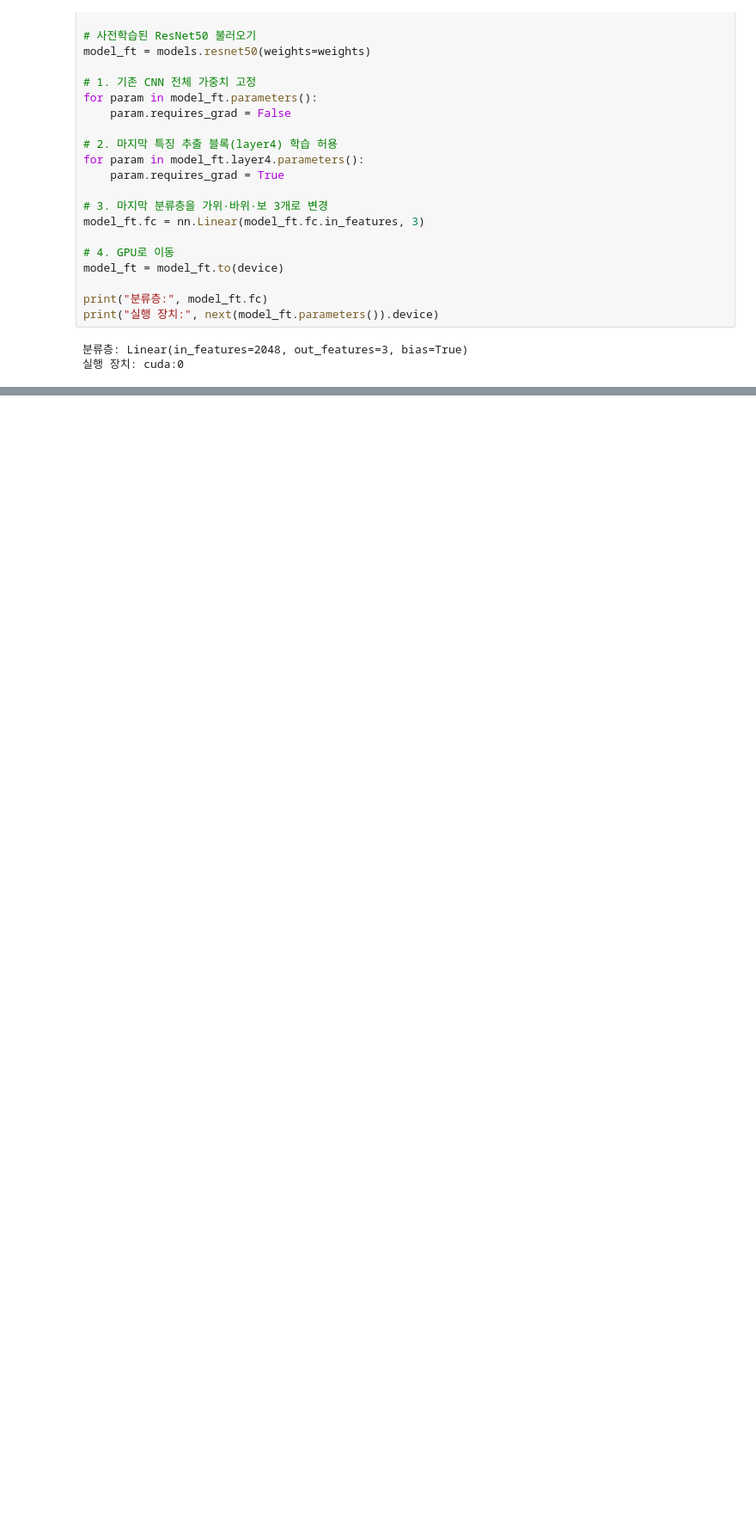
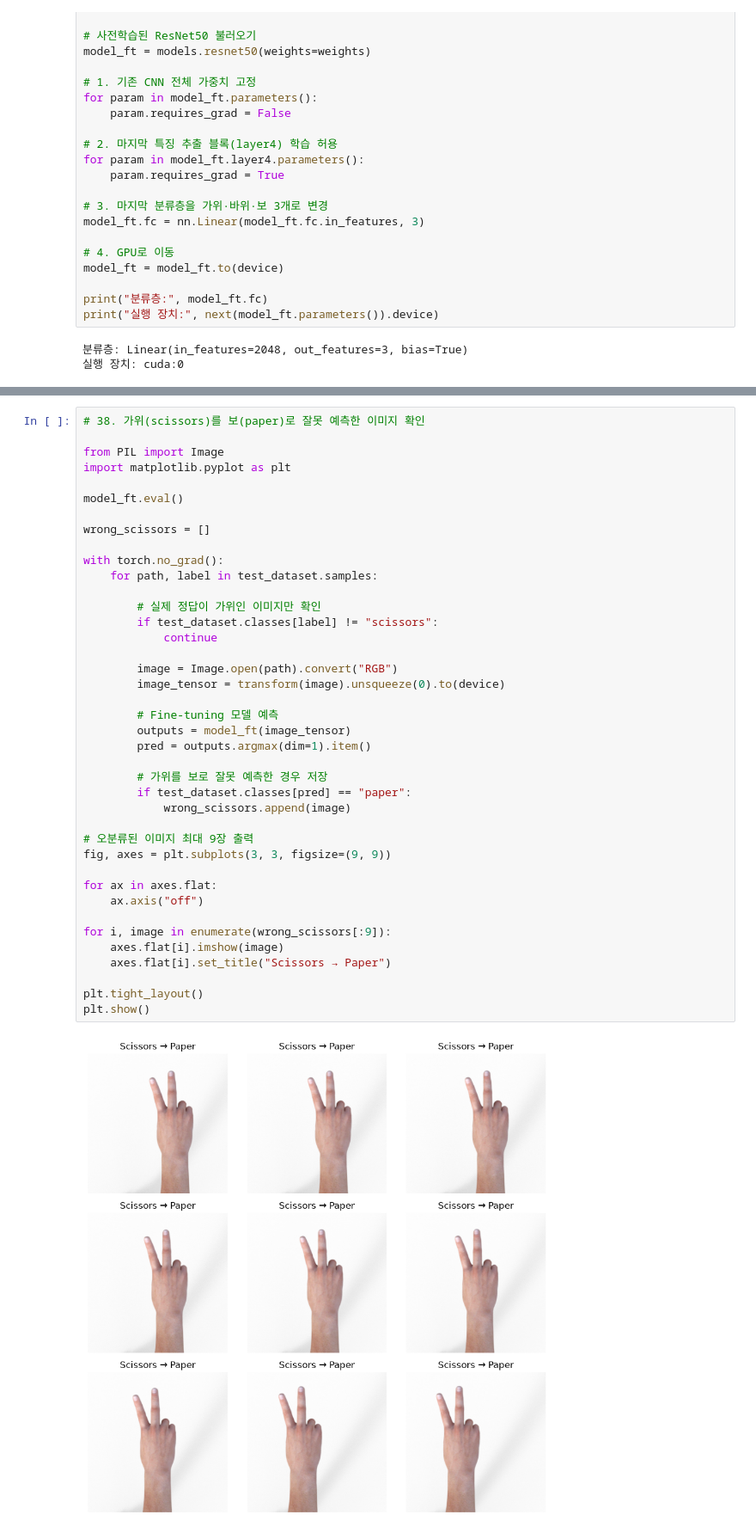
Before and after one commit to t01046769857-creator/rock, a Jupyter notebook: 가위바위보.ipynb, the cells around one changed output, grey strips where cells are left out. Shown at 86% size. Cells and saved outputs as stored; diff of their text form; blank space fills up the shorter version.

```diff
--- a/가위바위보.ipynb
+++ b/가위바위보.ipynb
@@ -782,0 +1026,42 @@ print("실행 장치:", next(model_ft.parameters()).device)
+# %%
+# 38. 가위(scissors)를 보(paper)로 잘못 예측한 이미지 확인
+
+from PIL import Image
+import matplotlib.pyplot as plt
+
+model_ft.eval()
+
+wrong_scissors = []
+
+with torch.no_grad():
+    for path, label in test_dataset.samples:
+
+        # 실제 정답이 가위인 이미지만 확인
+        if test_dataset.classes[label] != "scissors":
+            continue
+
+        image = Image.open(path).convert("RGB")
+        image_tensor = transform(image).unsqueeze(0).to(device)
+
+        # Fine-tuning 모델 예측
+        outputs = model_ft(image_tensor)
+        pred = outputs.argmax(dim=1).item()
+
+        # 가위를 보로 잘못 예측한 경우 저장
+        if test_dataset.classes[pred] == "paper":
+            wrong_scissors.append(image)
+
+# 오분류된 이미지 최대 9장 출력
+fig, axes = plt.subplots(3, 3, figsize=(9, 9))
+
+for ax in axes.flat:
+    ax.axis("off")
+
+for i, image in enumerate(wrong_scissors[:9]):
+    axes.flat[i].imshow(image)
+    axes.flat[i].set_title("Scissors → Paper")
+
+plt.tight_layout()
+plt.show()
+# %% [output]
+[figure, added]
```
Also changed, not shown: parts of 41 cells of this notebook, 7 other files.
